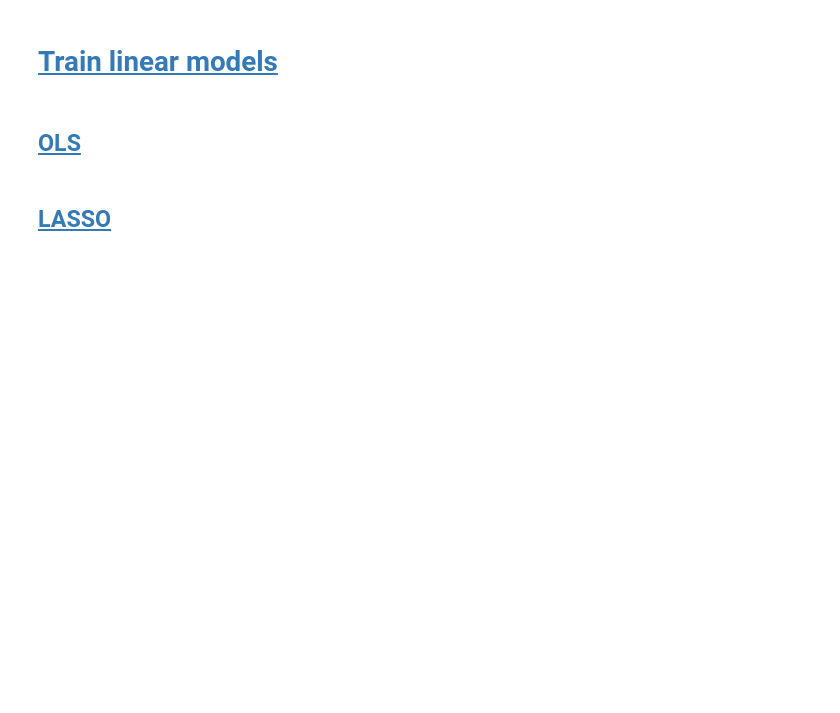
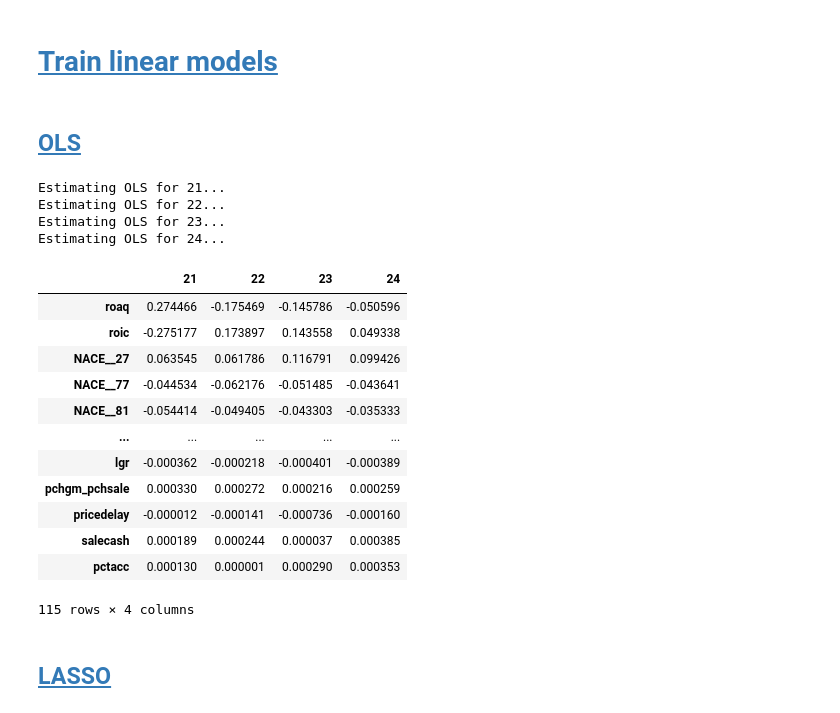
Before and after one commit to johanoelgaard/MastersThesis, a Jupyter notebook: model_eval.ipynb, the cells around one changed output. Cells and saved outputs as stored; diff of their text form; code cells hidden in the pictures; blank space fills up the shorter version.

```diff
--- a/model_eval.ipynb
+++ b/model_eval.ipynb
@@ -142,6 +195,9 @@ Excluding the validation set
 Xlin_train, Xlin_test = {}, {}
 ylin_train, ylin_test = {}, {}
 preprocessors_lin = {}
+
+cat_cols_lin = cat_cols.copy() + ['const']
+feature_cols_lin = feature_cols + ['const']
 
 for y, period in periods.items():
     period = pd.to_datetime(period)
@@ -155,6 +211,10 @@ for y, period in periods.items():
     y_tr = y_values[tr_mask]
     y_te = y_values[te_mask]
 
+    # add constant column for linear regression
+    X_tr_df['const'] = 1
+    X_te_df['const'] = 1
+
     # compute winsorization bounds on train
     lower = X_tr_df[numeric_cols].quantile(0.01)
     upper = X_tr_df[numeric_cols].quantile(0.99)
@@ -166,7 +226,7 @@ for y, period in periods.items():
     # fit scaler only on training set
     preprocessor = ColumnTransformer([
         ('num', StandardScaler(), numeric_cols),
-        ('cat', 'passthrough', cat_cols)
+        ('cat', 'passthrough', cat_cols_lin)
     ])
     preprocessor.fit(X_tr_df)
     preprocessors_lin[y] = preprocessor
@@ -268,21 +342,48 @@ Training model for year '20...
 # linear model
 # estimate the parameters
 ols_est = {}
-ols_pred_train = {}
-ols_pred_test = {}
+# ols_pred_train = {}
+ols_pred = {}
+ols_coeffs = {}
+
 
 for y in periods.keys():
     print(f"Estimating OLS for {y}...")
-    x_tr = X_train[y]
-    y_tr = y_train[y]
-    x_te = X_test[y]
-    y_te = y_test[y]
+    x_tr = Xlin_train[y]
+    y_tr = ylin_train[y]
+    x_te = Xlin_test[y]
+    y_te = ylin_test[y]
 
 
     # estimate the parameters
     ols_est[y] = estimate(y_tr, x_tr)
-    ols_pred_train[y] = ols_est[y]['b_hat'] @ x_tr.T
-    ols_pred_test[y] = ols_est[y]['b_hat'] @ x_te.T
+    # ols_pred_train[y] = ols_est[y]['b_hat'] @ x_tr.T
+    ols_pred[y] = ols_est[y]['b_hat'] @ x_te.T
+    ols_coeffs[y] = ols_est[y]['b_hat']
+# %% [output]
+Estimating OLS for 21...
+Estimating OLS for 22...
+Estimating OLS for 23...
+Estimating OLS for 24...
+# %%
+ols_coeffs_df = pd.DataFrame(ols_coeffs, index=feature_cols_lin)
+ols_coeffs_df = ols_coeffs_df.reindex(ols_coeffs_df.abs().sum(axis=1).sort_values(ascending=False).index, axis=0)
+ols_coeffs_df = ols_coeffs_df
+display(ols_coeffs_df)
+# %% [output]
+|  | 21 | 22 | 23 | 24 |
+| roaq | 0.274466 | -0.175469 | -0.145786 | -0.050596 |
+| roic | -0.275177 | 0.173897 | 0.143558 | 0.049338 |
+| NACE__27 | 0.063545 | 0.061786 | 0.116791 | 0.099426 |
+| NACE__77 | -0.044534 | -0.062176 | -0.051485 | -0.043641 |
+| NACE__81 | -0.054414 | -0.049405 | -0.043303 | -0.035333 |
+| ... | ... | ... | ... | ... |
+| lgr | -0.000362 | -0.000218 | -0.000401 | -0.000389 |
+| pchgm_pchsale | 0.000330 | 0.000272 | 0.000216 | 0.000259 |
+| pricedelay | -0.000012 | -0.000141 | -0.000736 | -0.000160 |
+| salecash | 0.000189 | 0.000244 | 0.000037 | 0.000385 |
+| pctacc | 0.000130 | 0.000001 | 0.000290 | 0.000353 |
+115 rows × 4 columns
 # %% [markdown]
 ## <a id='toc6_2_'></a>[LASSO](#toc0_)
 # %%
```
Also changed, not shown: parts of 14 cells of this notebook, 33 other files.
